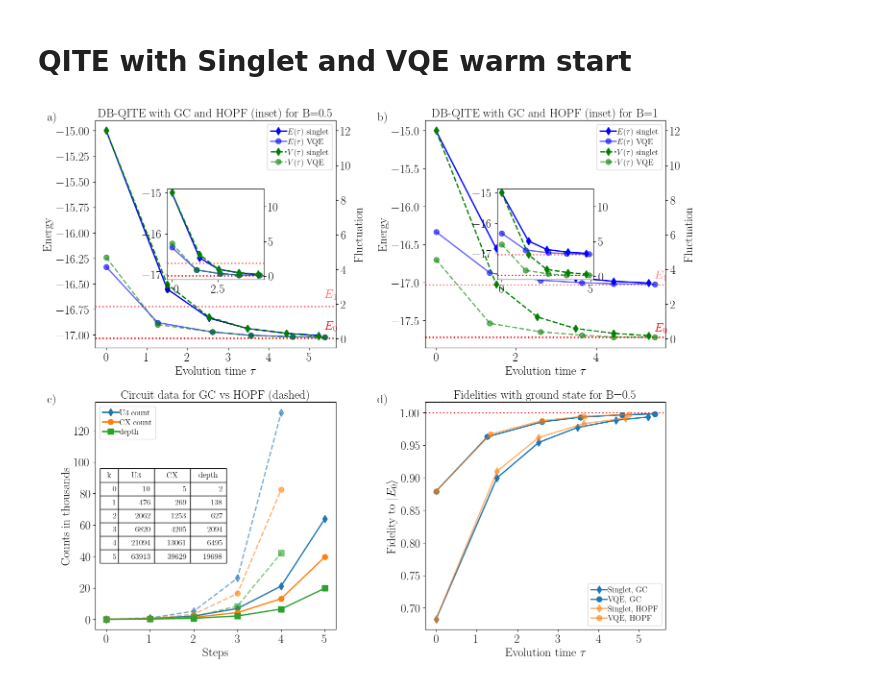
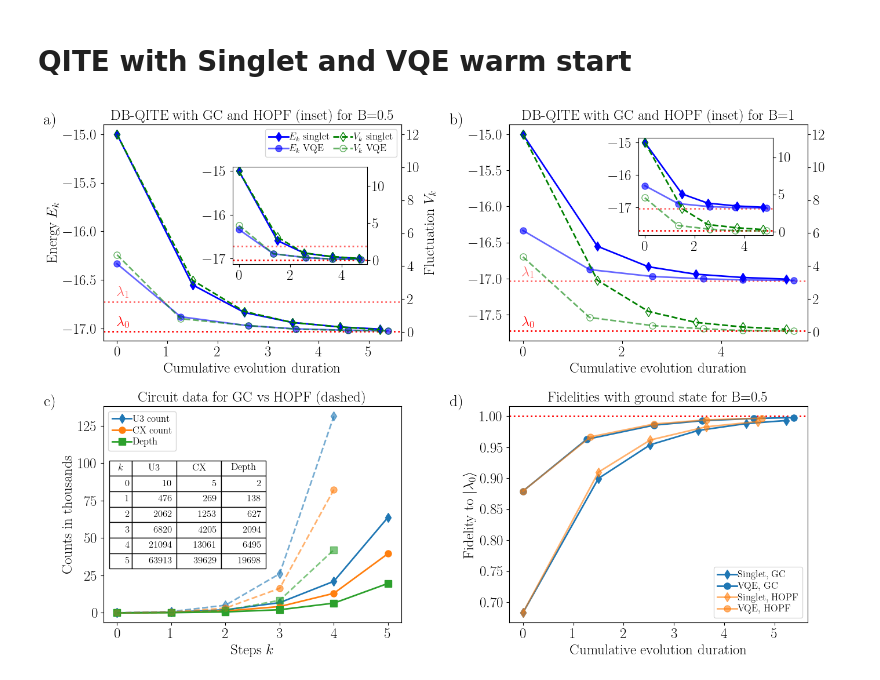
Before and after one commit to renezander90/DB-QITE, a Jupyter notebook: generate_plots_new.ipynb, the cells around one changed output. Saved outputs shown, nothing was run; the diff lists cells and outputs as text; code cells hidden in the pictures.

Commit message:
Plot figure 1

```diff
--- a/generate_plots_new.ipynb
+++ b/generate_plots_new.ipynb
@@ -85,20 +85,20 @@ run_param_rc(18)
 alphas = [1.0, 0.6]
 markers = ['d','o']
 
-lables_energies=["$E(\\tau)$ singlet","$E(\\tau)$ singlet","$E(\\tau)$ VQE","$E(\\tau)$ VQE"]
-lables_fluctuations=["$V(\\tau)$ singlet","$V(\\tau)$ singlet","$V(\\tau)$ VQE","$V(\\tau)$ VQE"]
+lables_energies=["$E_k$ singlet","$E_k$ singlet","$E_k$ VQE","$E_k$ VQE"]
+lables_fluctuations=["$V_k$ singlet","$V_k$ singlet","$V_k$ VQE","$V_k$ VQE"]
 
 # Create a figure with 4 subplots (2 rows, 2 columns)
 fig, ((ax_energy1, ax_energy2), (ax_circuits, ax_fidelities)) = plt.subplots(2, 2,
-                                             figsize=(14, 12),
+                                             figsize=(14, 10),
                                              gridspec_kw={"width_ratios": [1, 1], "height_ratios": [1,1]})
 
 a = -0.2
 b = 1.0
-ax_energy1.annotate('a)', xy = (a,b), xycoords='axes fraction')
-ax_energy2.annotate('b)', xy = (a,b), xycoords='axes fraction')
-ax_circuits.annotate('c)', xy = (a,b), xycoords='axes fraction')
-ax_fidelities.annotate('d)', xy = (a,b), xycoords='axes fraction')
+ax_energy1.annotate('a)', xy = (a,b), xycoords='axes fraction', fontsize=20)
+ax_energy2.annotate('b)', xy = (a,b), xycoords='axes fraction', fontsize=20)
+ax_circuits.annotate('c)', xy = (a,b), xycoords='axes fraction', fontsize=20)
+ax_fidelities.annotate('d)', xy = (a,b), xycoords='axes fraction', fontsize=20)
 
 ###############################################################################
 # SUBPLOT 1: Energy + fluctuation (with a twin y-axis) for B=0.5 (results1), GC
@@ -118,36 +118,37 @@ axA1.axhline(y=eigvalsA_sorted[0], color="red", linestyle=':')
 axA1.axhline(y=eigvalsA_sorted[1], color="red", linestyle=':', alpha = 0.6)
 
 axA1.text(
-    beta_max,           # shift text slightly to the right
-    eigvalsA_sorted[0]+0.12,             # same y as the line
-    r"$E_0$",                           # label for that line
+    0,           # shift text slightly to the right
+    eigvalsA_sorted[0]+0.1,             # same y as the line
+    r"$\lambda_0$",                           # label for that line
     va="center",
     ha="left",
     color="red",
 )
 axA1.text(
-    beta_max,           # shift text slightly to the right
-    eigvalsA_sorted[1]+0.12,             # same y as the line
-    r"$E_1$",                           # label for that line
+    0,           # shift text slightly to the right
+    eigvalsA_sorted[1]+0.1,             # same y as the line
+    r"$\lambda_1$",                           # label for that line
     va="center",
     ha="left",
     color="red",
     alpha = 0.6
 )
 
-axA1.set_xlabel(r"Evolution time $\tau$")
-axA1.set_ylabel("Energy")
+axA1.set_xlabel("Cumulative evolution duration")
+axA1.set_ylabel(r"Energy $E_k$")
 
 # 2) Create a twin axis for fluctuations
 axA2 = axA1.twinx()
+
 for i,ind in enumerate(indices):
-    line2, = axA2.plot(resultsA[ind]['evolution_times'], resultsA[ind]['variances'], label=lables_fluctuations[ind], color='green', marker=markers[i], linestyle='dashed', linewidth=2, zorder=3, alpha=alphas[i])
-axA2.set_ylabel("Fluctuation")
+    line2, = axA2.plot(resultsA[ind]['evolution_times'], resultsA[ind]['variances'], label=lables_fluctuations[ind], color='green',  linestyle='dashed', marker=markers[i], markerfacecolor='none', linewidth=2, zorder=3, alpha=alphas[i])
+axA2.set_ylabel(r"Fluctuation $V_k$")
 
 # 3) Combine legends from both axes
 lines_1, labels_1 = axA1.get_legend_handles_labels()
 lines_2, labels_2 = axA2.get_legend_handles_labels()
-axA1.legend(lines_1 + lines_2, labels_1 + labels_2, loc="best")
+axA1.legend(lines_1 + lines_2, labels_1 + labels_2, loc="best", ncol=2)
 
 axA1.set_title('DB-QITE with GC and HOPF (inset) for B=0.5')
 
@@ -156,7 +157,8 @@ axA1.set_title('DB-QITE with GC and HOPF (inset) for B=0.5')
 ###############################################################################
 
 # Define inset axes
-axA3 = inset_axes(axA1, width="40%", height="40%", loc="center")
+axA3 = inset_axes(axA1, width="45%", height="45%", loc="center right", bbox_to_anchor=(0-0.1, 0.08, 1, 1),
+                  bbox_transform=axA1.transAxes,)
 
 indices = [1,3] # HOPF
 
@@ -170,7 +172,7 @@ axA3.axhline(y=eigvalsA_sorted[1], color="red", linestyle=':', alpha = 0.6)
 # 2) Create a twin axis for fluctuations
 axA4 = axA3.twinx()
 for i,ind in enumerate(indices):
-    line2, = axA4.plot(resultsA[ind]['evolution_times'], resultsA[ind]['variances'], label=lables_fluctuations[ind], color='green', marker=markers[i], linestyle='dashed', linewidth=2, zorder=3, alpha=alphas[i])
+    line2, = axA4.plot(resultsA[ind]['evolution_times'], resultsA[ind]['variances'], label=lables_fluctuations[ind], color='green', marker=markers[i], markerfacecolor='none', linestyle='dashed', linewidth=2, zorder=3, alpha=alphas[i])
 
 
 ###############################################################################
@@ -191,36 +193,36 @@ axB1.axhline(y=eigvalsB_sorted[0], color="red", linestyle=':')
 axB1.axhline(y=eigvalsB_sorted[1], color="red", linestyle=':', alpha = 0.6)
 
 axB1.text(
-    beta_max,           # shift text slightly to the right
+    -0.02,           # shift text slightly to the right
     eigvalsB_sorted[0]+0.12,             # same y as the line
-    r"$E_0$",                           # label for that line
+    r"$\lambda_0$",                           # label for that line
     va="center",
     ha="left",
     color="red",
 )
 axB1.text(
-    beta_max,           # shift text slightly to the right
+    -0.02,           # shift text slightly to the right
     eigvalsB_sorted[1]+0.12,             # same y as the line
-    r"$E_1$",                           # label for that line
+    r"$\lambda_1$",                           # label for that line
     va="center",
     ha="left",
     color="red",
     alpha = 0.6
 )
 
-axB1.set_xlabel(r"Evolution time $\tau$")
-axB1.set_ylabel("Energy")
+axB1.set_xlabel("Cumulative evolution duration")
+# axB1.set_ylabel(r"Energy $E_k$")
 
 # 2) Create a twin axis for fluctuations
 axB2 = axB1.twinx()
 for i,ind in enumerate(indices):
-    line2, = axB2.plot(resultsB[ind]['evolution_times'], resultsB[ind]['variances'], label=lables_fluctuations[ind], color='green', marker=markers[i], linestyle='dashed', linewidth=2, zorder=3, alpha=alphas[i])
-axB2.set_ylabel("Fluctuation")
+    line2, = axB2.plot(resultsB[ind]['evolution_times'], resultsB[ind]['variances'], label=lables_fluctuations[ind], color='green', markerfacecolor='none', marker=markers[i], linestyle='dashed', linewidth=2, zorder=3, alpha=alphas[i])
+# axB2.set_ylabel(r"Fluctuation $V_k$")
 
 # 3) Combine legends from both axes
 lines_1, labels_1 = axB1.get_legend_handles_labels()
 lines_2, labels_2 = axB2.get_legend_handles_labels()
-axB1.legend(lines_1 + lines_2, labels_1 + labels_2, loc="best")
+# axB1.legend(lines_1 + lines_2, labels_1 + labels_2, loc="best")
 
 axB1.set_title('DB-QITE with GC and HOPF (inset) for B=1')
 
@@ -229,7 +231,8 @@ axB1.set_title('DB-QITE with GC and HOPF (inset) for B=1')
 ###############################################################################
 
 # Define inset axes
-axB3 = inset_axes(axB1, width="40%", height="40%", loc="center")
+axB3 = inset_axes(axB1, width="45%", height="45%", loc="upper right", bbox_to_anchor=(0-0.1, 0-0.04, 1, 1),
+                  bbox_transform=axB1.transAxes,)
 
 indices = [1,3] # HOPF
 
@@ -243,7 +246,7 @@ axB3.axhline(y=eigvalsB_sorted[1], color="red", linestyle=':', alpha = 0.6)
 # 2) Create a twin axis for fluctuations
 axB4 = axB3.twinx()
 for i,ind in enumerate(indices):
-    line2, = axB4.plot(resultsB[ind]['evolution_times'], resultsB[ind]['variances'], label=lables_fluctuations[ind], color='green', marker=markers[i], linestyle='dashed', linewidth=2, zorder=3, alpha=alphas[i])
+    line2, = axB4.plot(resultsB[ind]['evolution_times'], resultsB[ind]['variances'], label=lables_fluctuations[ind], color='green', marker=markers[i], markerfacecolor='none', linestyle='dashed', linewidth=2, zorder=3, alpha=alphas[i])
 
 
 ###############################################################################
@@ -266,13 +269,13 @@ scaling = 1000
 
 axC.plot(steps_gc, u_count_gc/scaling, color='#1f77b4', marker='d', label='U3 count')
 axC.plot(steps_gc, cx_count_gc/scaling, color='#ff7f0e', marker='o', label='CX count')
-axC.plot(steps_gc, depth_gc/scaling, color='#2ca02c', marker='s', label='depth')
+axC.plot(steps_gc, depth_gc/scaling, color='#2ca02c', marker='s', label='Depth')
 
 axC.plot(steps_hopf, u_count_hopf/scaling, marker='d', color='#1f77b4', alpha=0.6, linestyle='dashed')
 axC.plot(steps_hopf, cx_count_hopf/scaling, marker='o', color='#ff7f0e', alpha=0.6, linestyle='dashed')
 axC.plot(steps_hopf, depth_hopf/scaling, marker='s', color='#2ca02c', alpha=0.6, linestyle='dashed')
 
-axC.set_xlabel("Steps")
+axC.set_xlabel(r"Steps $k$")
 axC.set_ylabel("Counts in thousands")
 
 axC.legend(loc="best")
@@ -284,4 +287,4 @@ axC.set_title('Circuit data for GC vs HOPF (dashed)')
 
 # Data for the table
 rows = [' 0 ', '1', '2', '3', '4','5']
-columns = ('k','U3', 'CX', 'depth')
+columns = (r'$k$','U3', 'CX', 'Depth')
@@ -310,36 +313,36 @@ axD = ax_fidelities  # rename for clarity
 
 psi = eigvecsA_sorted[0] # ground state
 fidelities = {}
 for ind in [0,1,2,3]:
     states = resultsA[ind]["statevectors"]
     fidelities[ind] = [np.abs(np.dot(psi.transpose()[0],phi))**2 for phi in states]
 
 axD.axhline(y=1, color="red", linestyle=':')
 
 indices = [0,2] # GC
 # 1) Plot fidelities on the left y-axis
 for i,ind in enumerate(indices):
     line1, = axD.plot(resultsA[ind]['evolution_times'], fidelities[ind], label=lables_fidelities[ind], color='#1f77b4', marker=markers[i], linestyle='solid', linewidth=2, zorder=3)
 
 indices = [1,3] # HOPF
 # 2) Plot fidelities on the left y-axis
 for i,ind in enumerate(indices):
     line1, = axD.plot(resultsA[ind]['evolution_times'], fidelities[ind], label=lables_fidelities[ind], color='#ff7f0e', marker=markers[i], linestyle='solid', linewidth=2, zorder=3, alpha=0.6)
 
-axD.set_xlabel(r"Evolution time $\tau$")
-axD.set_ylabel(r"Fidelity to $|E_0\rangle$")
+axD.set_xlabel("Cumulative evolution duration")
+axD.set_ylabel(r"Fidelity to $|\lambda_0\rangle$")
 axD.legend(loc="best")
 axD.set_title('Fidelities with ground state for B=0.5')
 
 ###############################################################################
 ###############################################################################
 
 #plt.grid()
 plt.tight_layout()
 plt.savefig("plots/QITE.pdf")
 plt.show()
 # %% [output]
-[figure, old version]
+[figure, new version]
 # %%
 # Calculate fidelities
 psi = eigvecsA_sorted[0] # ground state
```
Also changed, not shown: parts of 1 cell of this notebook, 1 other file.
